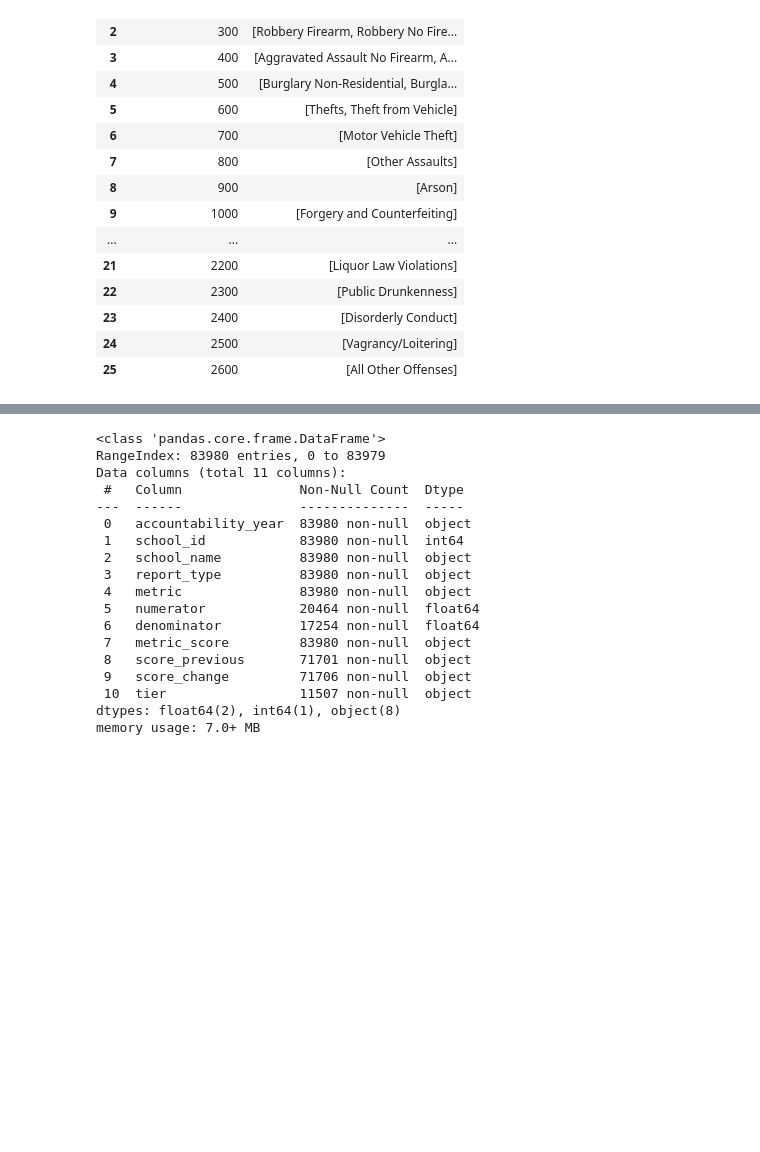
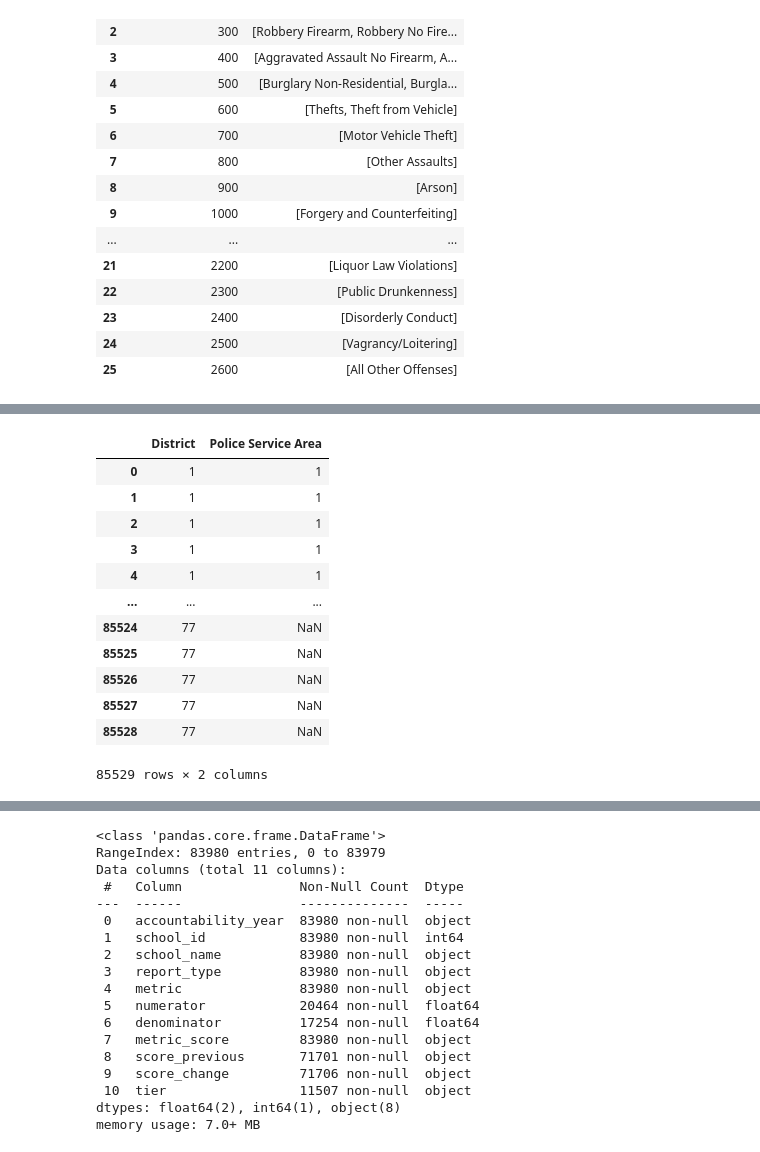
Before and after one commit to ElizabethVandergrift/Philadelphia-CrimeData_and_SchoolMetrics, a Jupyter notebook: Project_3.ipynb, the cells around one changed output, grey strips where cells are left out. Cells and saved outputs as stored; diff of their text form; code cells hidden in the pictures; blank space fills up the shorter version.

```diff
--- a/Project_3.ipynb
+++ b/Project_3.ipynb
@@ -85,0 +134,27 @@ Number of unique general UCR codes for incident type: 26
+# %%
+district_psa_df=pd.DataFrame({
+    'District':incidents_data['dc_dist'],
+    'Police Service Area':incidents_data['psa']
+})
+
+# Sort by 'District' first and then by 'Police Service Area'
+district_psa_df = district_psa_df.sort_values(by=['District', 'Police Service Area'])
+
+# Reset index if you want a clean index
+district_psa_df = district_psa_df.reset_index(drop=True)
+
+district_psa_df
+# %% [output]
+|  | District | Police Service Area |
+| 0 | 1 | 1 |
+| 1 | 1 | 1 |
+| 2 | 1 | 1 |
+| 3 | 1 | 1 |
+| 4 | 1 | 1 |
+| ... | ... | ... |
+| 85524 | 77 | NaN |
+| 85525 | 77 | NaN |
+| 85526 | 77 | NaN |
+| 85527 | 77 | NaN |
+| 85528 | 77 | NaN |
+85529 rows × 2 columns
```
Also changed, not shown: parts of 6 cells of this notebook, 2 other files.
